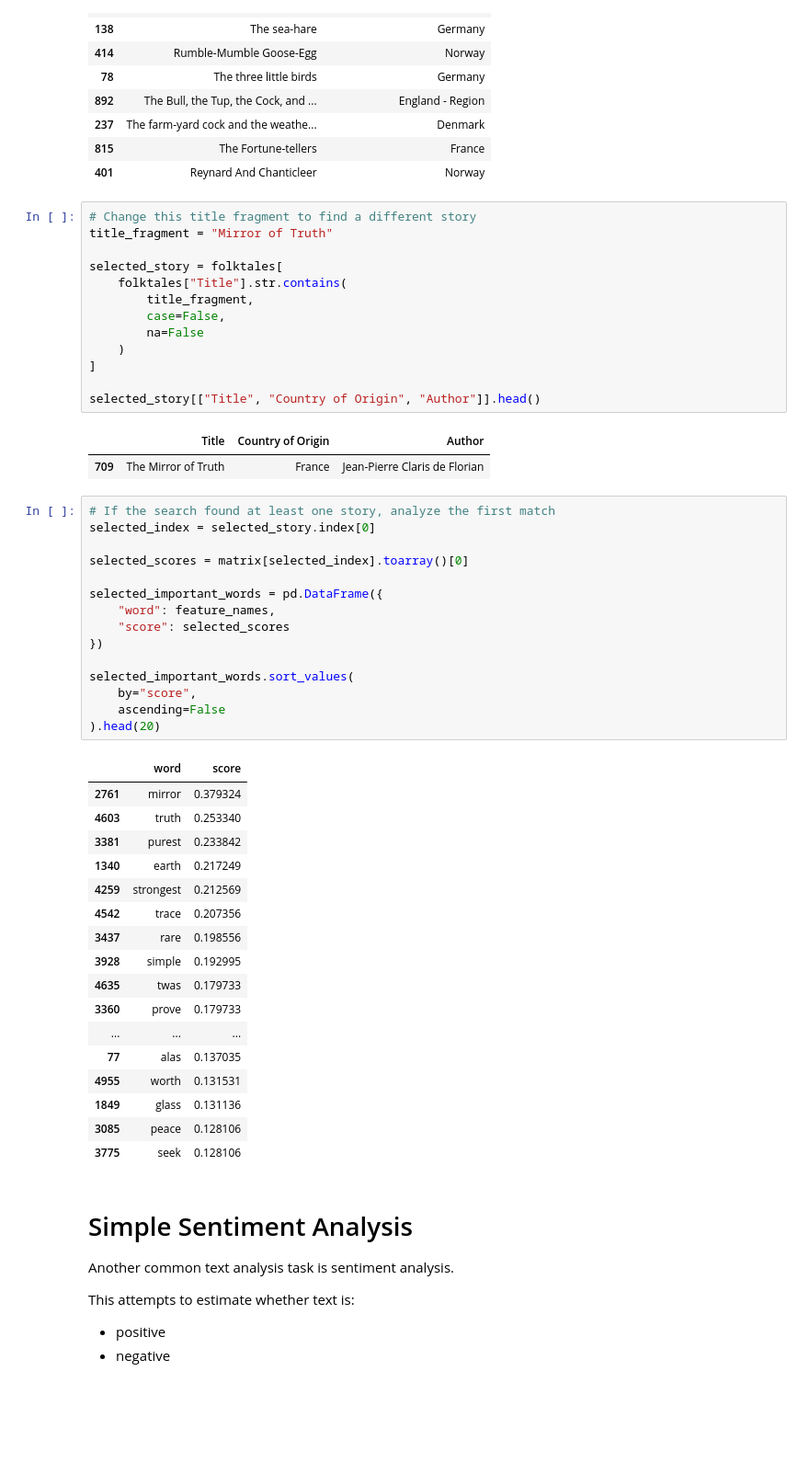
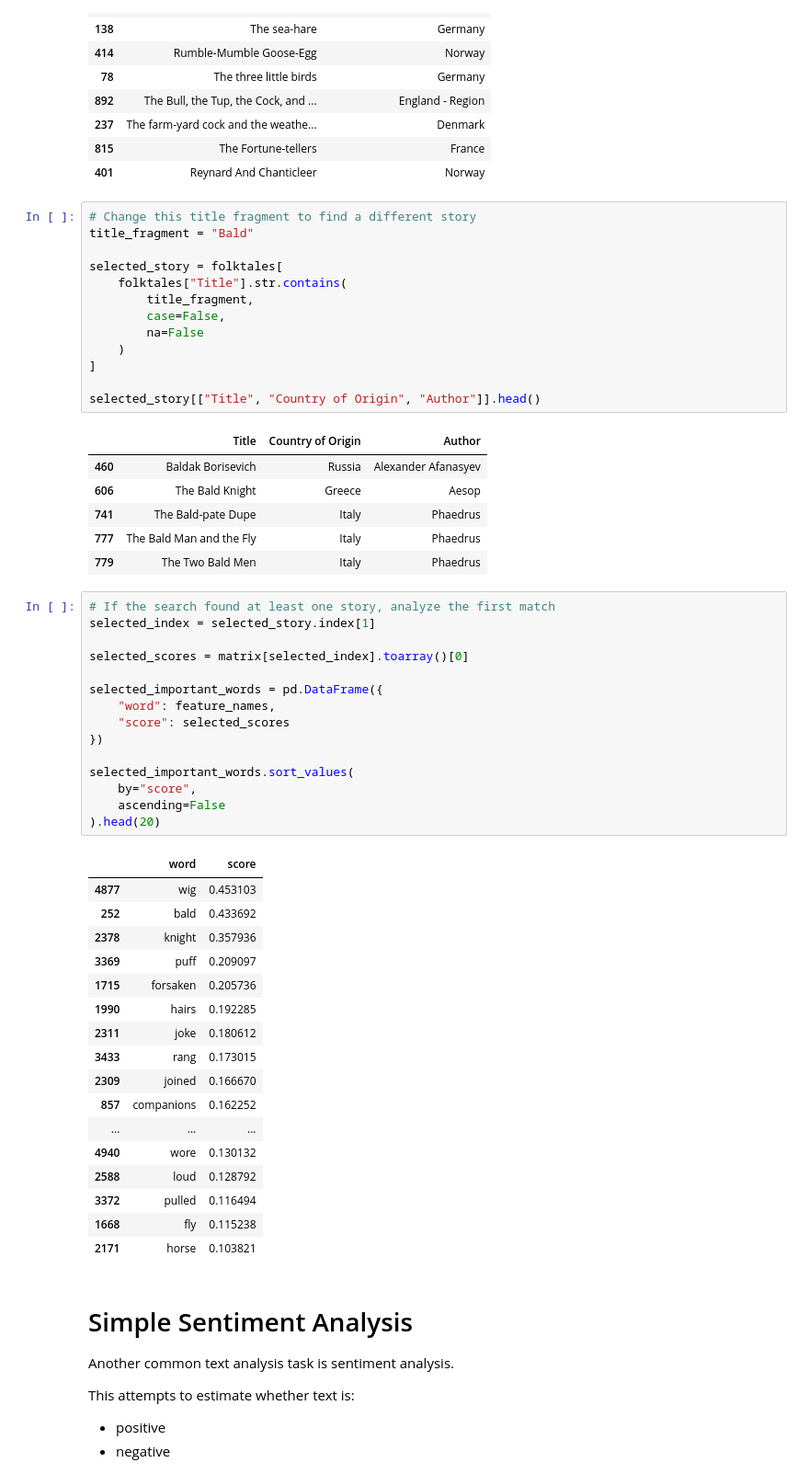
Before and after one commit to arpettey/python_bootcamp, a Jupyter notebook: text_analytics.ipynb, the cells around one changed output. Shown at 92% size. Drawn from its saved outputs; the diff is of its cells as text; blank space fills up the shorter version.

```diff
--- a/text_analytics.ipynb
+++ b/text_analytics.ipynb
@@ -750,7 +750,7 @@ folktales[["Title", "Country of Origin"]].sample(10)
 | 401 | Reynard And Chanticleer | Norway |
 # %%
 # Change this title fragment to find a different story
-title_fragment = "Mirror of Truth"
+title_fragment = "Bald"
 
 selected_story = folktales[
     folktales["Title"].str.contains(
@@ -763,40 +763,44 @@ selected_story = folktales[
 selected_story[["Title", "Country of Origin", "Author"]].head()
 # %% [output]
 |  | Title | Country of Origin | Author |
-| 709 | The Mirror of Truth | France | Jean-Pierre Claris de Florian |
+| 460 | Baldak Borisevich | Russia | Alexander Afanasyev |
+| 606 | The Bald Knight | Greece | Aesop |
+| 741 | The Bald-pate Dupe | Italy | Phaedrus |
+| 777 | The Bald Man and the Fly | Italy | Phaedrus |
+| 779 | The Two Bald Men | Italy | Phaedrus |
 # %%
 # If the search found at least one story, analyze the first match
-selected_index = selected_story.index[0]
+selected_index = selected_story.index[1]
 
 selected_scores = matrix[selected_index].toarray()[0]
 
 selected_important_words = pd.DataFrame({
     "word": feature_names,
     "score": selected_scores
 })
 
 selected_important_words.sort_values(
     by="score",
     ascending=False
 ).head(20)
 # %% [output]
 |  | word | score |
-| 2761 | mirror | 0.379324 |
-| 4603 | truth | 0.253340 |
-| 3381 | purest | 0.233842 |
-| 1340 | earth | 0.217249 |
-| 4259 | strongest | 0.212569 |
-| 4542 | trace | 0.207356 |
-| 3437 | rare | 0.198556 |
-| 3928 | simple | 0.192995 |
-| 4635 | twas | 0.179733 |
-| 3360 | prove | 0.179733 |
+| 4877 | wig | 0.453103 |
+| 252 | bald | 0.433692 |
+| 2378 | knight | 0.357936 |
+| 3369 | puff | 0.209097 |
+| 1715 | forsaken | 0.205736 |
+| 1990 | hairs | 0.192285 |
+| 2311 | joke | 0.180612 |
+| 3433 | rang | 0.173015 |
+| 2309 | joined | 0.166670 |
+| 857 | companions | 0.162252 |
 | ... | ... | ... |
-| 77 | alas | 0.137035 |
-| 4955 | worth | 0.131531 |
-| 1849 | glass | 0.131136 |
-| 3085 | peace | 0.128106 |
-| 3775 | seek | 0.128106 |
+| 4940 | wore | 0.130132 |
+| 2588 | loud | 0.128792 |
+| 3372 | pulled | 0.116494 |
+| 1668 | fly | 0.115238 |
+| 2171 | horse | 0.103821 |
 # %% [markdown]
 # Simple Sentiment Analysis
 
```
Also changed, not shown: parts of 13 cells of this notebook.
